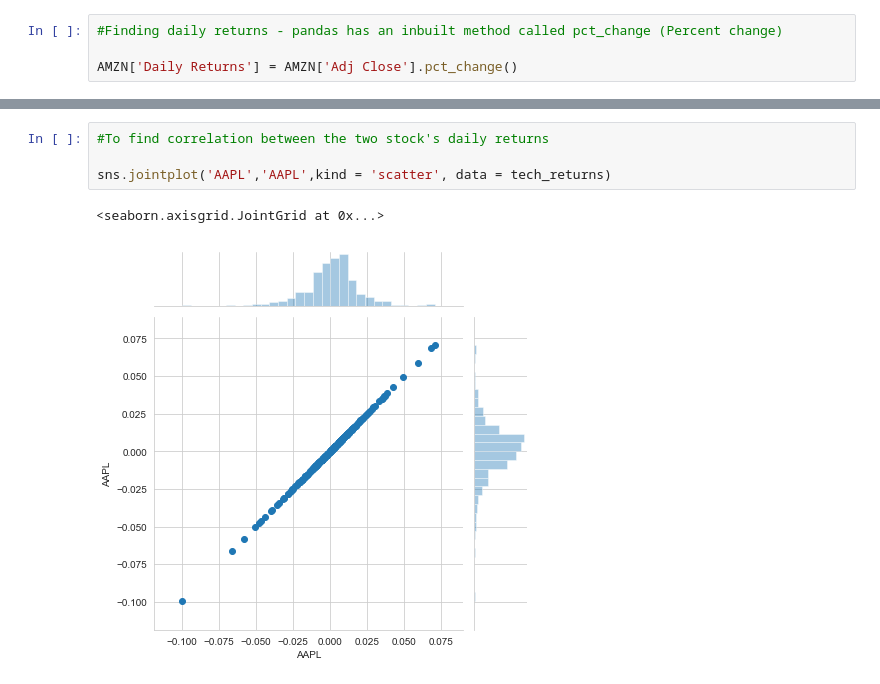
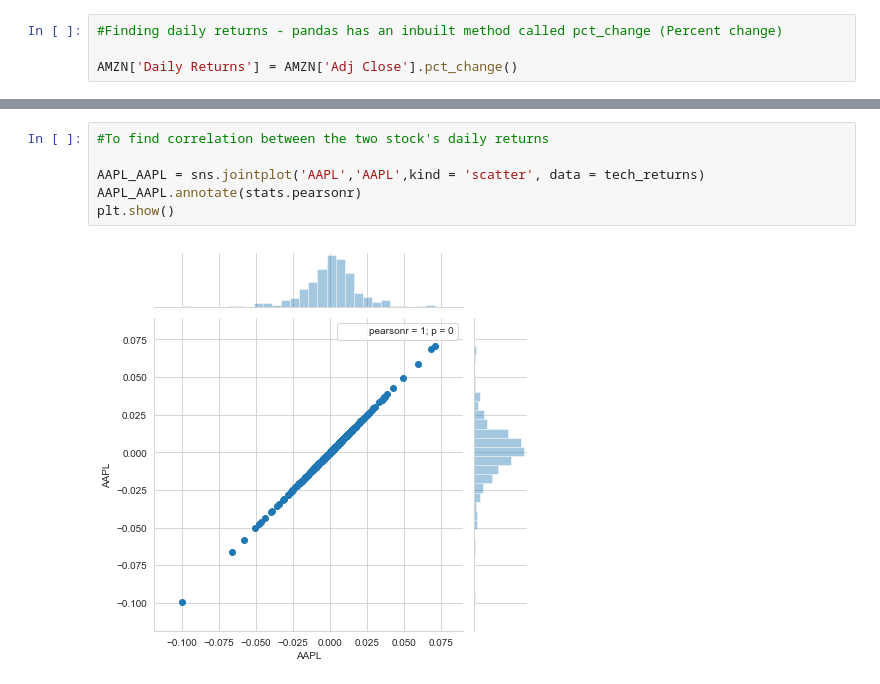
Before and after one commit to atukrel/Python, a Jupyter notebook: Stock Market Analysis.ipynb, the cells around one changed output, grey strips where cells are left out. Saved outputs shown, nothing was run; the diff lists cells and outputs as text.

```diff
--- a/Stock Market Analysis.ipynb
+++ b/Stock Market Analysis.ipynb
@@ -206,10 +215,11 @@ tech_returns.head()
 # %%
 #To find correlation between the two stock's daily returns
 
-sns.jointplot('AAPL','AAPL',kind = 'scatter', data = tech_returns)
+AAPL_AAPL = sns.jointplot('AAPL','AAPL',kind = 'scatter', data = tech_returns)
+AAPL_AAPL.annotate(stats.pearsonr)
+plt.show()
 # %% [output]
-<seaborn.axisgrid.JointGrid at 0x...>
-[figure, old version]
+[figure, new version]
 # %%
 apple_google = sns.jointplot('AAPL','GOOG',kind = 'scatter', data = tech_returns, color = 'purple')
 apple_google.annotate(stats.pearsonr)
```
Also changed, not shown: parts of 48 cells of this notebook.
